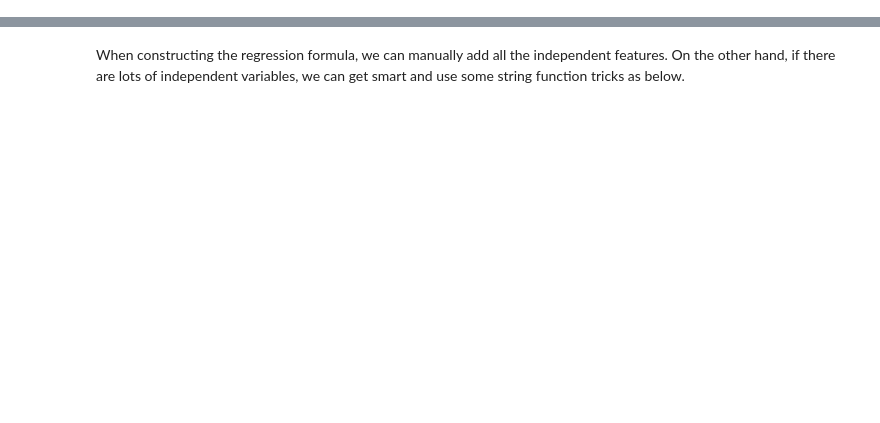
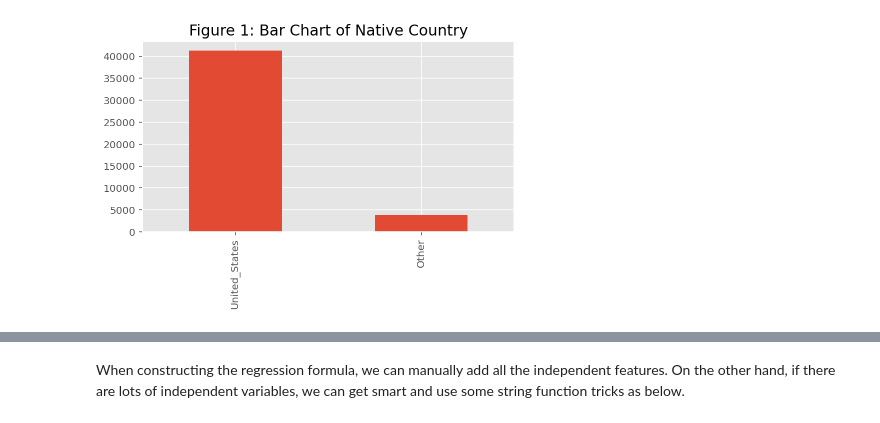
Before and after one commit to Jobi060704/Predicting-Diamond-Prices-RMIT, a Jupyter notebook: regression_case_study_predicting_age_in_census_data.ipynb, the cells around one changed output, grey strips where cells are left out. Saved outputs shown, nothing was run; the diff lists cells and outputs as text; code cells hidden in the pictures; blank space fills up the shorter version.

```diff
--- a/regression_case_study_predicting_age_in_census_data.ipynb
+++ b/regression_case_study_predicting_age_in_census_data.ipynb
@@ -0,0 +404,4 @@
+# %%
+data = data[data['workclass'] != "?"]
+data = data[data['occupation'] != "?"]
+data = data[data['native_country'] != "?"]
@@ -0,0 +412,3 @@
+# %%
+data.loc[data['native_country'] != 'United_States', 'native_country'] = 'Other'
+data.loc[data['race'] != 'White', 'race'] = 'Other'
@@ -0,0 +439,10 @@
+# %%
+print('Before correction, the number of unique income labels are: ')
+print(data['income'].value_counts())
+print("")
+
+data['income'] = data['income'].str.rstrip(".")
+
+print('After removing the dot, the number of unique income labels are: ')
+print(data['income'].value_counts())
+print("")
@@ -0,0 +467,3 @@
+# %%
+data['income'] = data['income'].replace({'<=50K': 'low', '>50K': 'high'})
+data['income'].value_counts()
@@ -0,0 +481,8 @@
+# %%
+ax = data['native_country'].value_counts().plot(kind = 'bar')
+ax.set_xticklabels(ax.get_xticklabels(), rotation = 90)
+plt.tight_layout()
+plt.title('Figure 1: Bar Chart of Native Country', fontsize = 15)
+plt.show();
+# %% [output]
+[figure, added]
```
Also changed, not shown: parts of 77 cells of this notebook.
